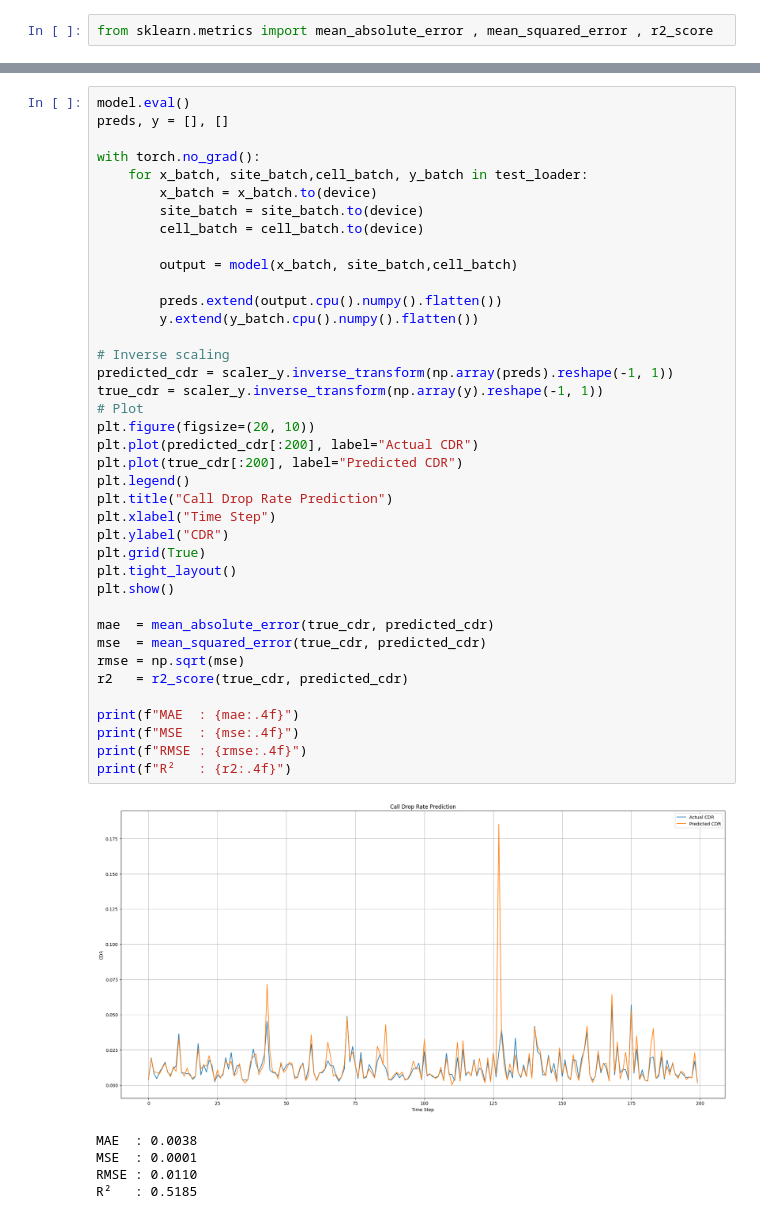
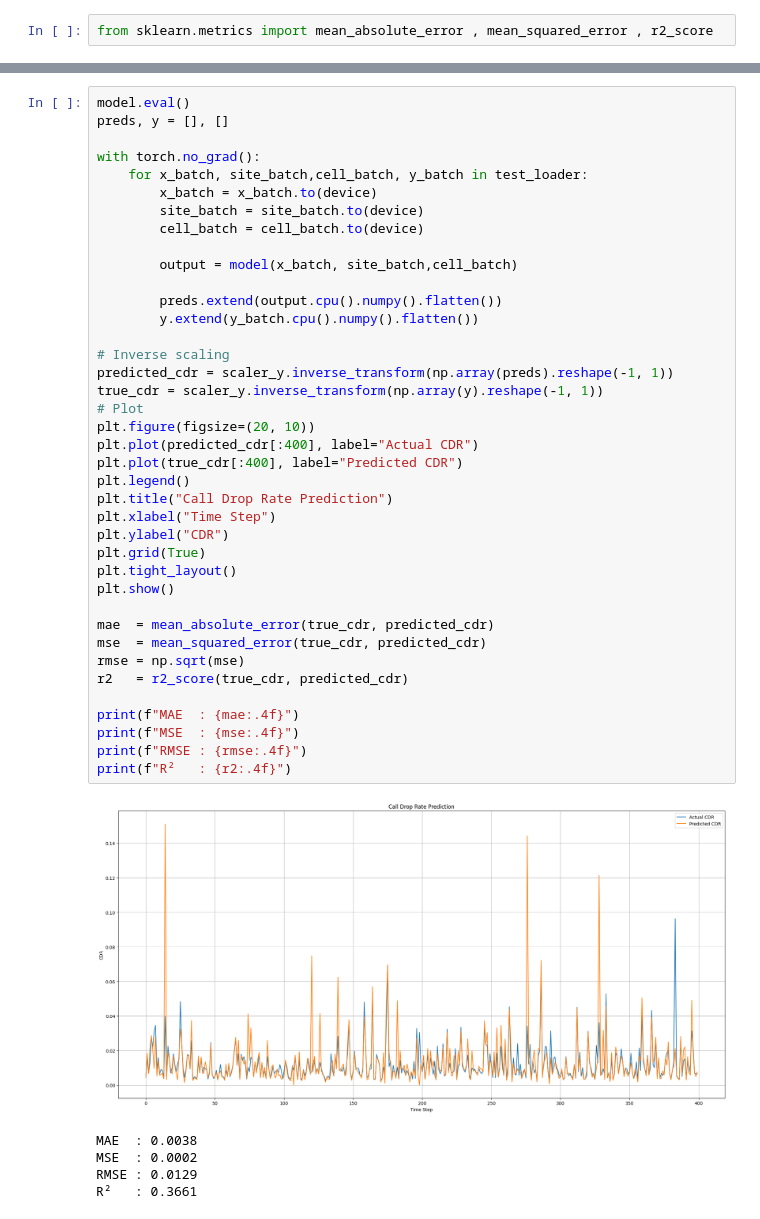
Before and after one commit to DhiaElhak-Ezzeddini/AI_For_Telecoms-summer_internship-, a Jupyter notebook: testing_LSTM.ipynb, the cells around one changed output, grey strips where cells are left out. Cells and saved outputs as stored; diff of their text form.

```diff
--- a/testing_LSTM.ipynb
+++ b/testing_LSTM.ipynb
@@ -273,37 +273,37 @@ with torch.no_grad():
         cell_batch = cell_batch.to(device)
 
         output = model(x_batch, site_batch,cell_batch)
 
         preds.extend(output.cpu().numpy().flatten())
         y.extend(y_batch.cpu().numpy().flatten())
 
 # Inverse scaling
 predicted_cdr = scaler_y.inverse_transform(np.array(preds).reshape(-1, 1))
 true_cdr = scaler_y.inverse_transform(np.array(y).reshape(-1, 1))
 # Plot
 plt.figure(figsize=(20, 10))
-plt.plot(predicted_cdr[:200], label="Actual CDR")
-plt.plot(true_cdr[:200], label="Predicted CDR")
+plt.plot(predicted_cdr[:400], label="Actual CDR")
+plt.plot(true_cdr[:400], label="Predicted CDR")
 plt.legend()
 plt.title("Call Drop Rate Prediction")
 plt.xlabel("Time Step")
 plt.ylabel("CDR")
 plt.grid(True)
 plt.tight_layout()
 plt.show()
 
 mae  = mean_absolute_error(true_cdr, predicted_cdr)
 mse  = mean_squared_error(true_cdr, predicted_cdr)
 rmse = np.sqrt(mse)
 r2   = r2_score(true_cdr, predicted_cdr)
 
 print(f"MAE  : {mae:.4f}")
 print(f"MSE  : {mse:.4f}")
 print(f"RMSE : {rmse:.4f}")
 print(f"R²   : {r2:.4f}")
 # %% [output]
-[figure, old version]
+[figure, new version]
 MAE  : 0.0038
-MSE  : 0.0001
-RMSE : 0.0110
-R²   : 0.5185
+MSE  : 0.0002
+RMSE : 0.0129
+R²   : 0.3661
```
Also changed, not shown: parts of 1 cell of this notebook.
